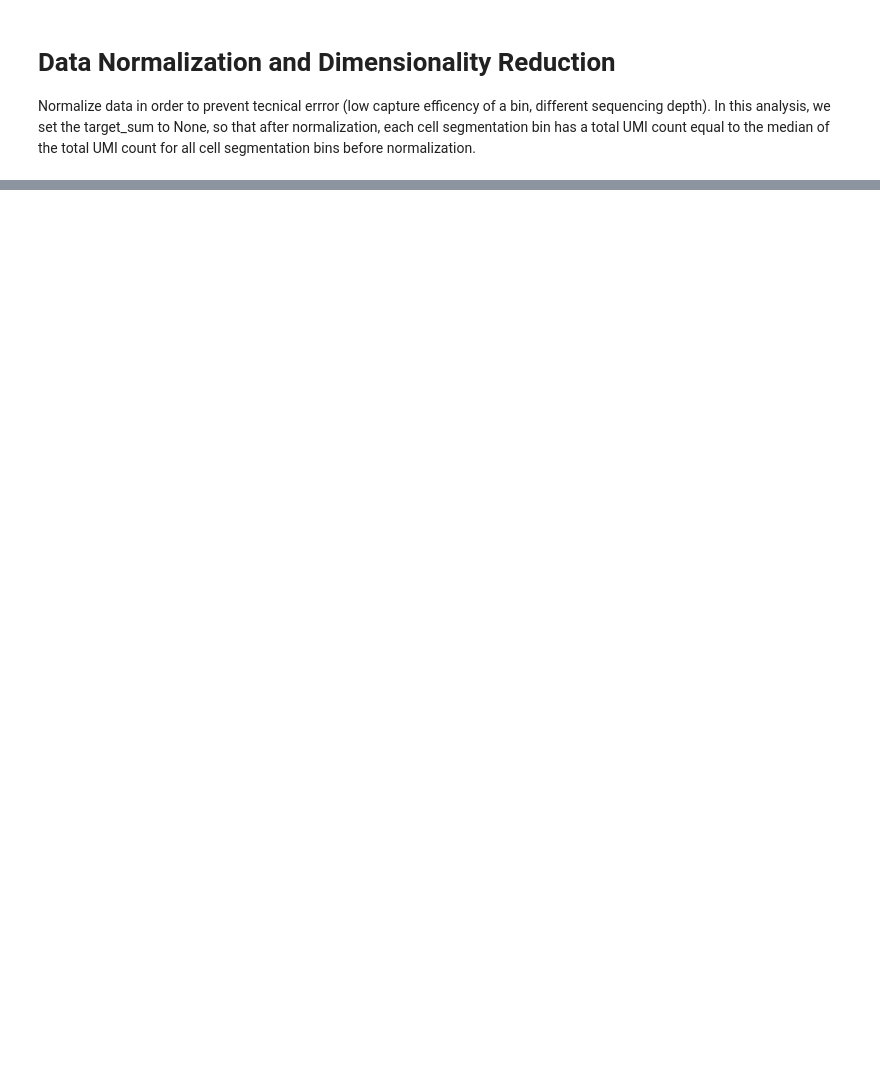
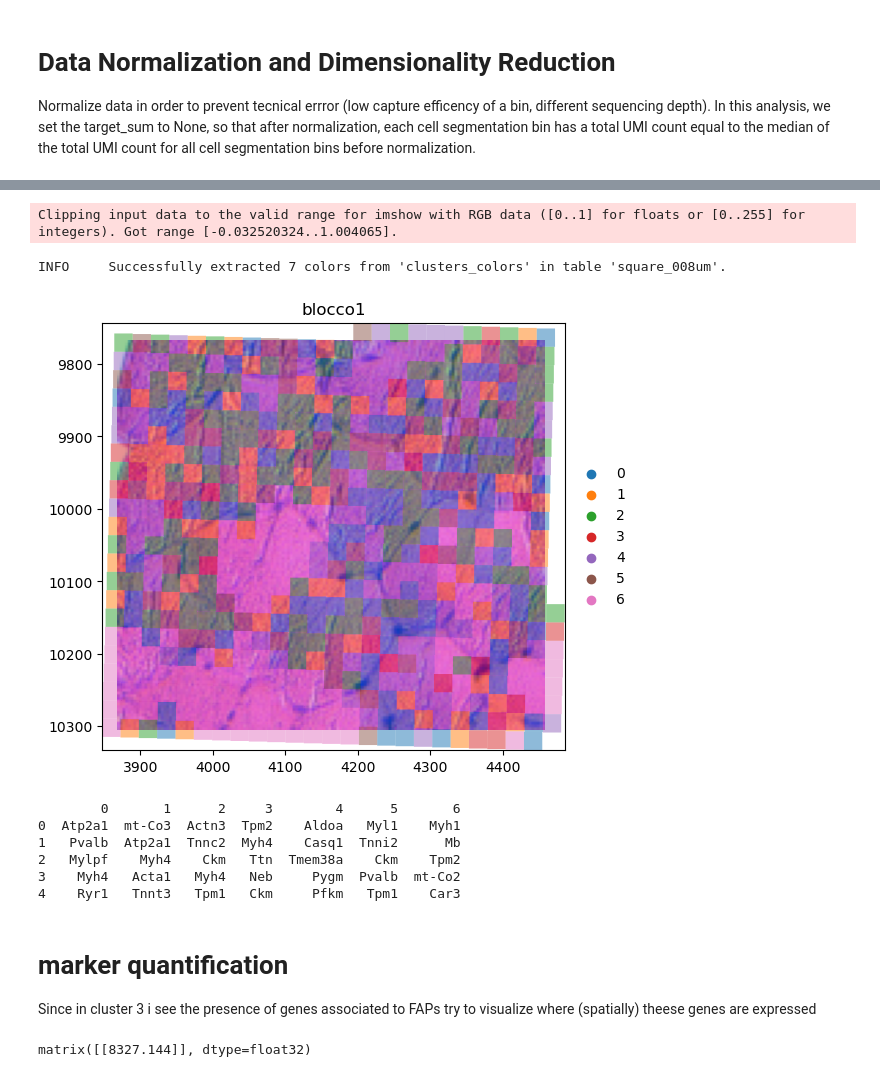
Before and after one commit to Rankstrait/Spatial-Transcriptomic, a Jupyter notebook: notebooks/clustering.ipynb, the cells around one changed output, grey strips where cells are left out. Saved outputs shown, nothing was run; the diff lists cells and outputs as text; code cells hidden in the pictures; blank space fills up the shorter version.

```diff
--- a/notebooks/clustering.ipynb
+++ b/notebooks/clustering.ipynb
@@ -239,0 +283,36 @@ sc.pl.pca_variance_ratio(adata, log=True, n_pcs = 50)
+# %%
+sdata_cropped.pl.render_images("blocco1_hires_image") \
+    .pl.render_shapes(
+        "intissue_008um",
+        color = 'clusters',
+        fill_alpha=0.5,   # Prova un valore molto basso come 0.2 o 0.3
+        outline=True,     # Togliamo il bordo per ora, così non "sporca" l'immagine
+    ).pl.show(coordinate_systems="blocco1")
+# %% [output]
+Clipping input data to the valid range for imshow with RGB data ([0..1] for floats or [0..255] for integers). Got range [-0.032520324..1.004065].
+INFO     Successfully extracted 7 colors from 'clusters_colors' in table 'square_008um'.
+[figure, added]
+# %%
+
+
+# 1. Calcoliamo i geni marker per ogni cluster
+sc.tl.rank_genes_groups(adata, groupby='clusters', method='wilcoxon')
+
+# 2. Vediamo i top 5 geni per ogni cluster in una tabella
+result = adata.uns['rank_genes_groups']
+groups = result['names'].dtype.names
+import pandas as pd
+markers_df = pd.DataFrame(
+    {group: result['names'][group][:5] for group in groups}
+)
+print(markers_df)
+# %% [output]
+        0       1      2     3        4      5       6
+0  Atp2a1  mt-Co3  Actn3  Tpm2    Aldoa   Myl1    Myh1
+1   Pvalb  Atp2a1  Tnnc2  Myh4    Casq1  Tnni2      Mb
+2   Mylpf    Myh4    Ckm   Ttn  Tmem38a    Ckm    Tpm2
+3    Myh4   Acta1   Myh4   Neb     Pygm  Pvalb  mt-Co2
+4    Ryr1   Tnnt3   Tpm1   Ckm     Pfkm   Tpm1    Car3
+# %% [markdown]
+# marker quantification
+Since in cluster 3 i see the presence of genes associated to FAPs try to visualize where (spatially) theese genes are expressed
@@ -239,0 +323,4 @@ sc.pl.pca_variance_ratio(adata, log=True, n_pcs = 50)
+# %%
+adata[: ,"Myh4"].X.sum(axis=0)
+# %% [output]
+matrix([[8327.144]], dtype=float32)
```
Also changed, not shown: parts of 21 cells of this notebook.
